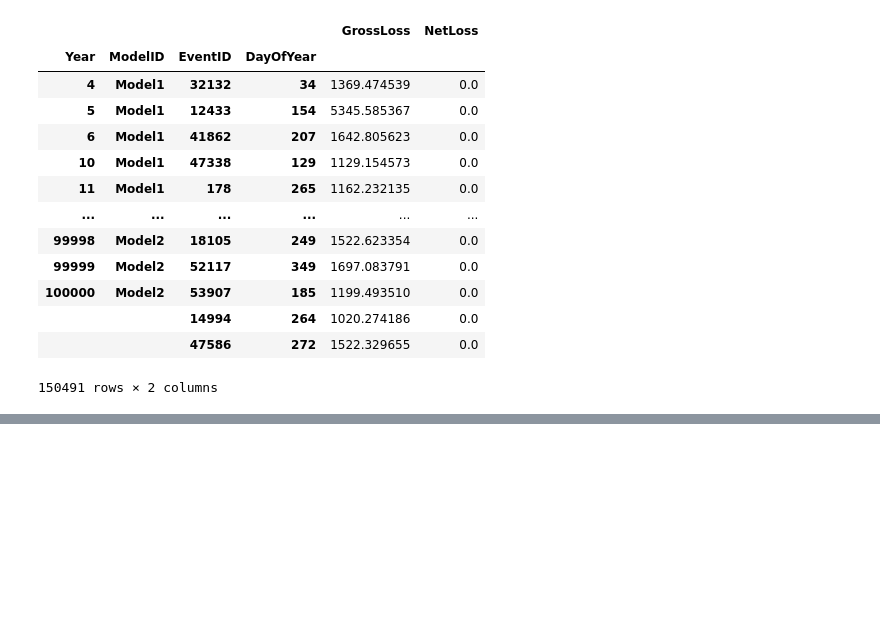
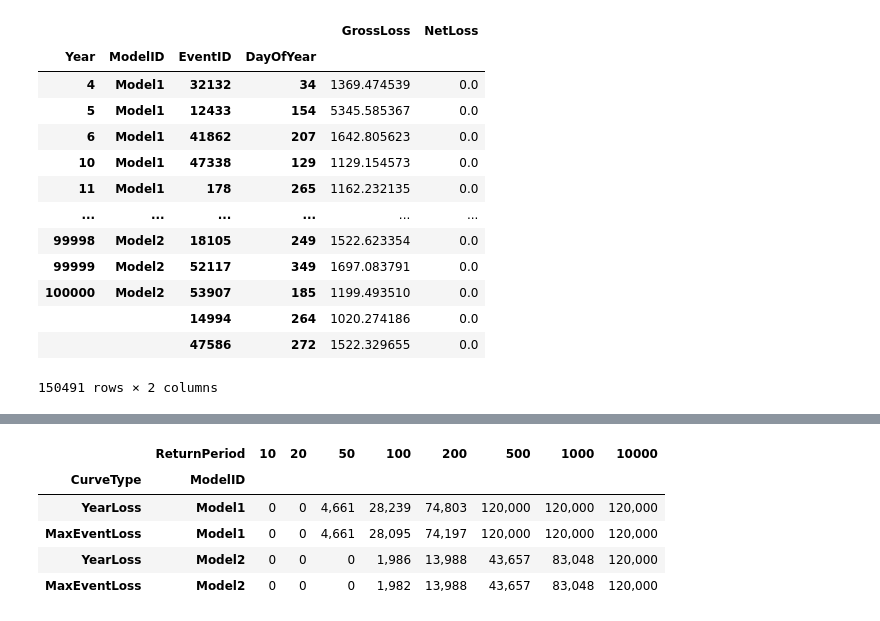
Before and after one commit to iwbailey/pandas-ylt, a Jupyter notebook: examples.ipynb, the cells around one changed output, grey strips where cells are left out. Drawn from its saved outputs; the diff is of its cells as text; code cells hidden in the pictures; blank space fills up the shorter version.

```diff
--- a/examples.ipynb
+++ b/examples.ipynb
@@ -119,0 +169,10 @@ display(yelts.yel.to_aal_df().style.format(fmt)
+# %%
+# AEP & OEP on both gross and net loss, split by modelID
+yelts['NetLoss'].yel.to_ep_summaries(return_periods[::-1], is_oep=True, is_aep=True, splitby='ModelID').T.style.format(fmt)
+# %% [output]
+|  | ReturnPeriod | 10 | 20 | 50 | 100 | 200 | 500 | 1000 | 10000 |
+| CurveType | ModelID |  |  |  |  |  |  |  |  |
+| YearLoss | Model1 | 0 | 0 | 4,661 | 28,239 | 74,803 | 120,000 | 120,000 | 120,000 |
+| MaxEventLoss | Model1 | 0 | 0 | 4,661 | 28,095 | 74,197 | 120,000 | 120,000 | 120,000 |
+| YearLoss | Model2 | 0 | 0 | 0 | 1,986 | 13,988 | 43,657 | 83,048 | 120,000 |
+| MaxEventLoss | Model2 | 0 | 0 | 0 | 1,982 | 13,988 | 43,657 | 83,048 | 120,000 |
```
Also changed, not shown: parts of 8 cells of this notebook.
